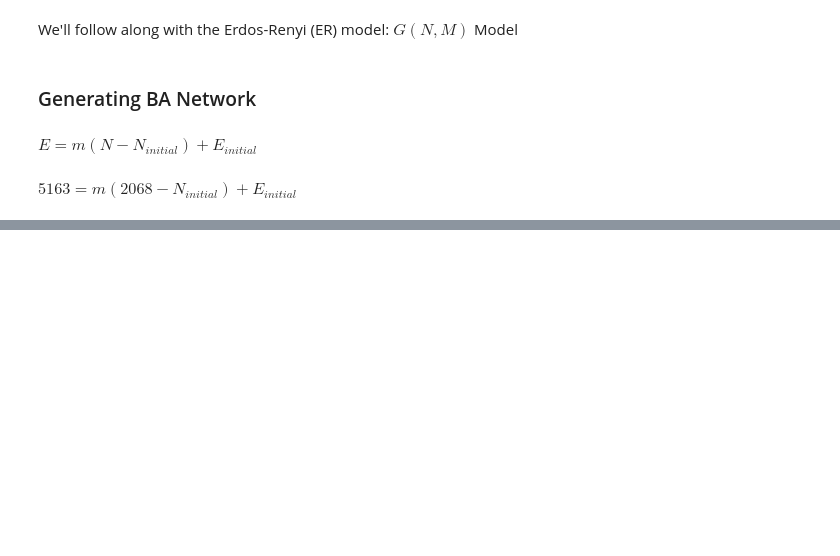
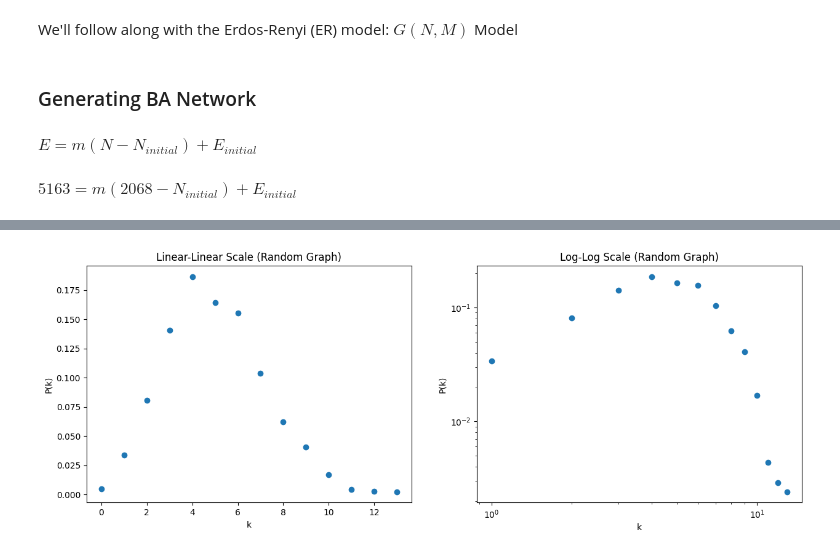
Before and after one commit to ignRyann/author-network-analysis, a Jupyter notebook: coursework1.ipynb, the cells around one changed output, grey strips where cells are left out. Drawn from its saved outputs; the diff is of its cells as text; code cells hidden in the pictures; blank space fills up the shorter version.

```diff
--- a/coursework1.ipynb
+++ b/coursework1.ipynb
@@ -92,7 +97,7 @@ nx.draw(author_network, **options)
 # %% [markdown]
 We'll follow along with the Erdos-Renyi (ER) model: $G(N,M)$ Model
 # %%
-ER = nx.gnm_random_graph(2068, 5613)
+ER = nx.gnm_random_graph(n_count, e_count, seed= 42)
 # %% [markdown]
 ### Generating BA Network
 # %% [markdown]
@@ -109,0 +164,4 @@ BA = nx.barabasi_albert_graph(2068, m, initial_graph= initial)
+# %%
+plot_degree_distribution(ER, "Random Graph")
+# %% [output]
+[figure, added]
```
Also changed, not shown: parts of 42 cells of this notebook.
